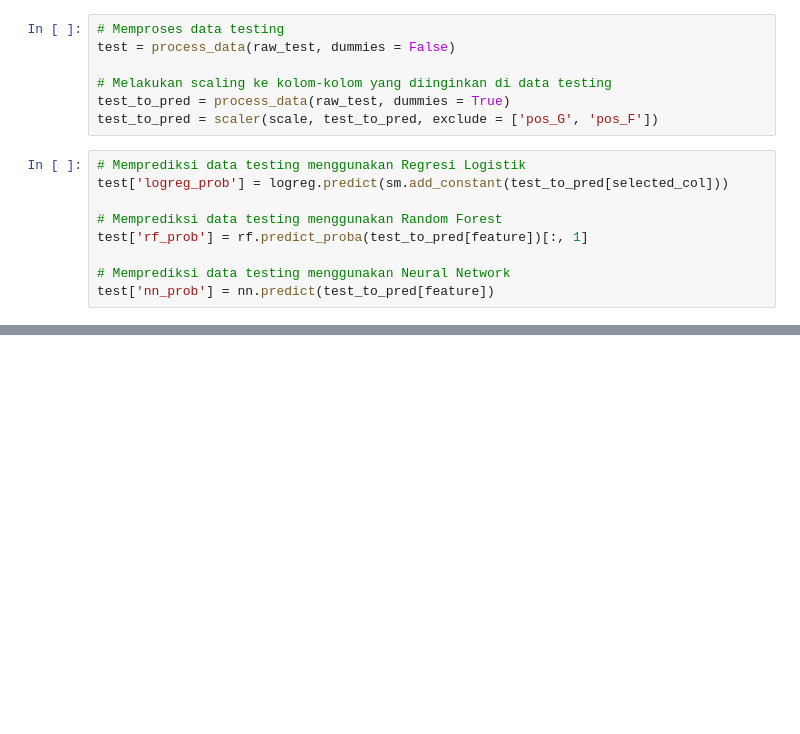
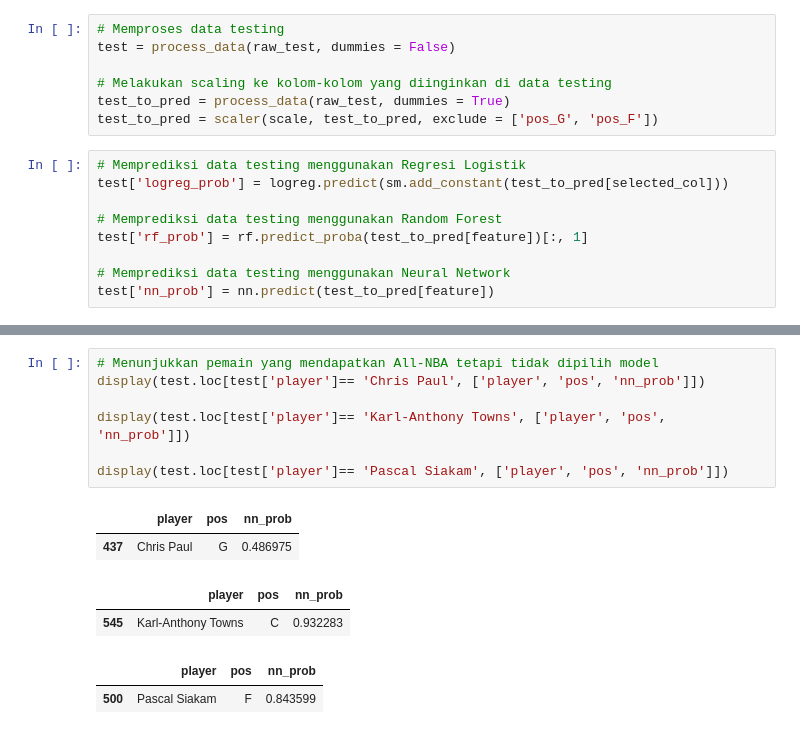
Before and after one commit to dennisjooo/All-NBA-Predictor, a Jupyter notebook: Final Project.ipynb, the cells around one changed output, grey strips where cells are left out. Drawn from its saved outputs; the diff is of its cells as text; blank space fills up the shorter version.

```diff
--- a/Final Project.ipynb
+++ b/Final Project.ipynb
@@ -757,0 +770,14 @@ select_all_nba(test, 'nn_prob')
+# %%
+# Menunjukkan pemain yang mendapatkan All-NBA tetapi tidak dipilih model
+display(test.loc[test['player']== 'Chris Paul', ['player', 'pos', 'nn_prob']])
+
+display(test.loc[test['player']== 'Karl-Anthony Towns', ['player', 'pos', 'nn_prob']])
+
+display(test.loc[test['player']== 'Pascal Siakam', ['player', 'pos', 'nn_prob']])
+# %% [output]
+|  | player | pos | nn_prob |
+| 437 | Chris Paul | G | 0.486975 |
+|  | player | pos | nn_prob |
+| 545 | Karl-Anthony Towns | C | 0.932283 |
+|  | player | pos | nn_prob |
+| 500 | Pascal Siakam | F | 0.843599 |
```
Also changed, not shown: parts of 5 cells of this notebook.
